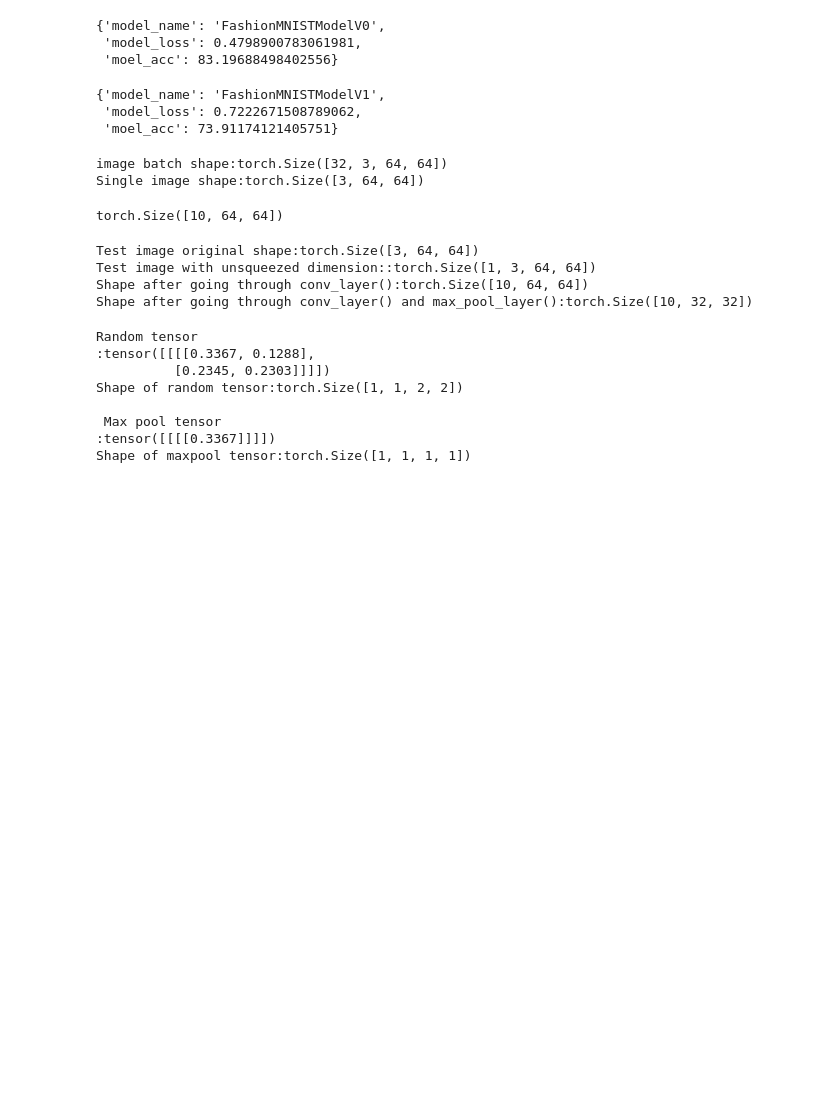
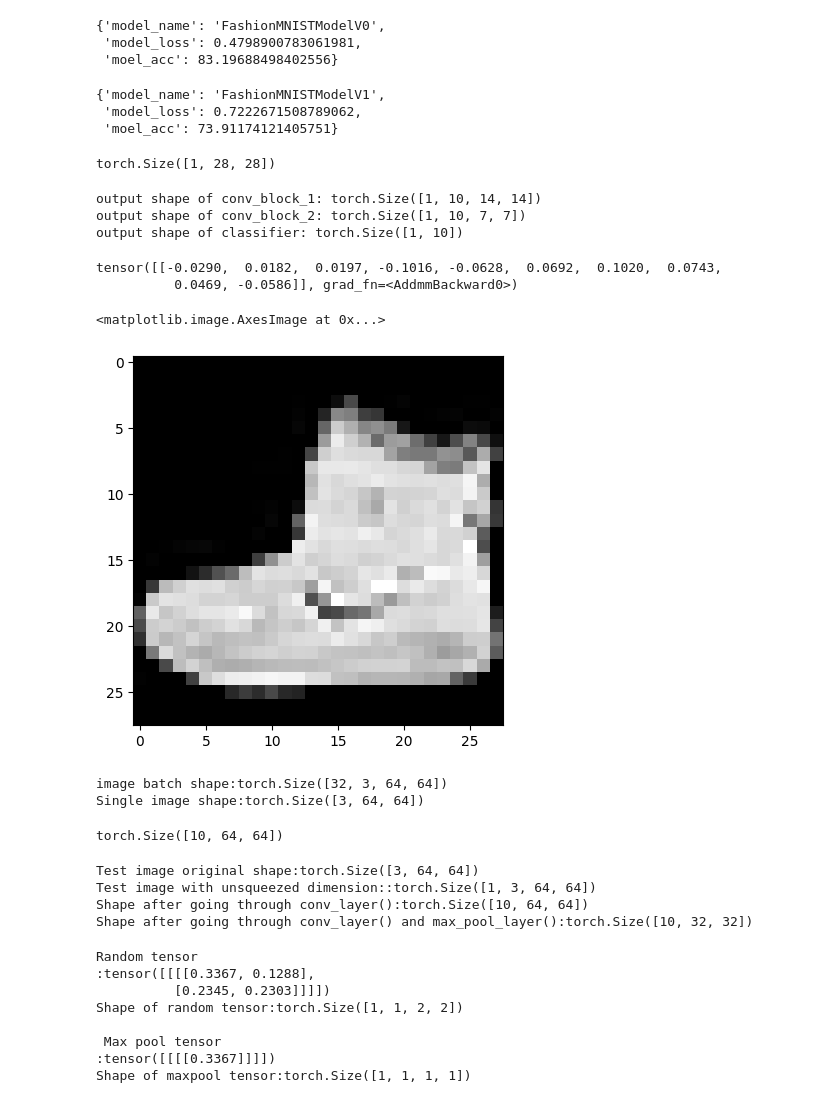
Before and after one commit to GirishHiremath/PyTorch, a Jupyter notebook: Computer_vision-PyTorch.ipynb, the cells around one changed output. Cells and saved outputs as stored; diff of their text form; code cells hidden in the pictures; blank space fills up the shorter version.

```diff
--- a/Computer_vision-PyTorch.ipynb
+++ b/Computer_vision-PyTorch.ipynb
@@ -688,3 +689,21 @@ model_2=FashionMNISTModelV2(input_shape=1,
+# %%
+rand_image_tensor=torch.randn(size=(1,28,28))
+rand_image_tensor.shape
+# %% [output]
+torch.Size([1, 28, 28])
+# %%
+model_2(rand_image_tensor.unsqueeze(0).to(device))
+# %% [output]
+output shape of conv_block_1: torch.Size([1, 10, 14, 14])
+output shape of conv_block_2: torch.Size([1, 10, 7, 7])
+output shape of classifier: torch.Size([1, 10])
+tensor([[-0.0290,  0.0182,  0.0197, -0.1016, -0.0628,  0.0692,  0.1020,  0.0743,
+          0.0469, -0.0586]], grad_fn=<AddmmBackward0>)
+# %%
+plt.imshow(image.squeeze(0),cmap="gray")
+# %% [output]
+<matplotlib.image.AxesImage at 0x...>
+[figure, added]
 # %%
 #stepping through nn.Conv2d()
 torch.manual_seed(42)
```
Also changed, not shown: parts of 31 cells of this notebook, 1 other file.
